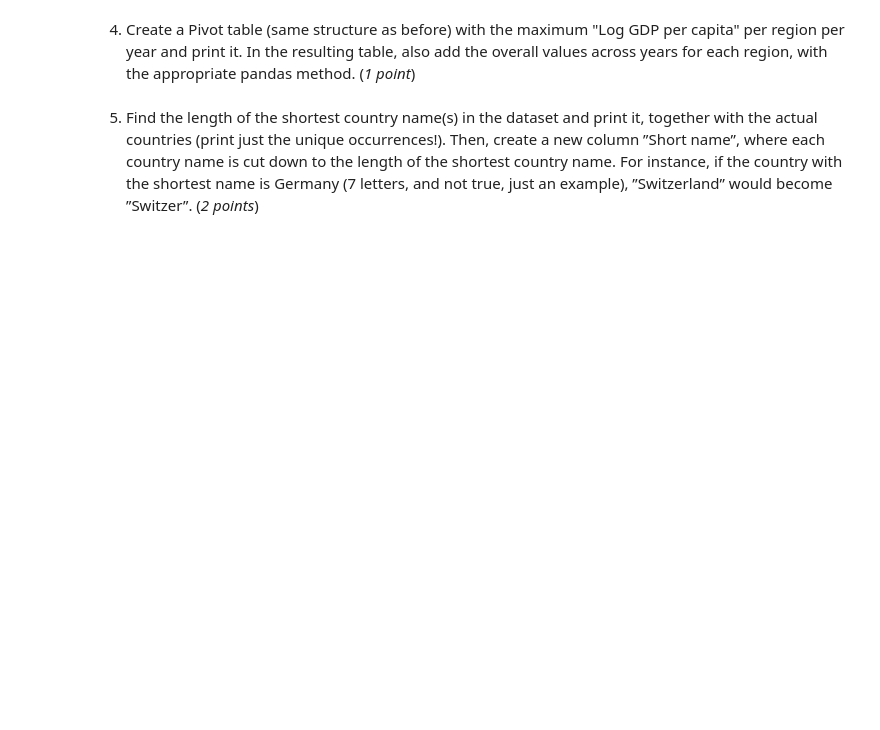
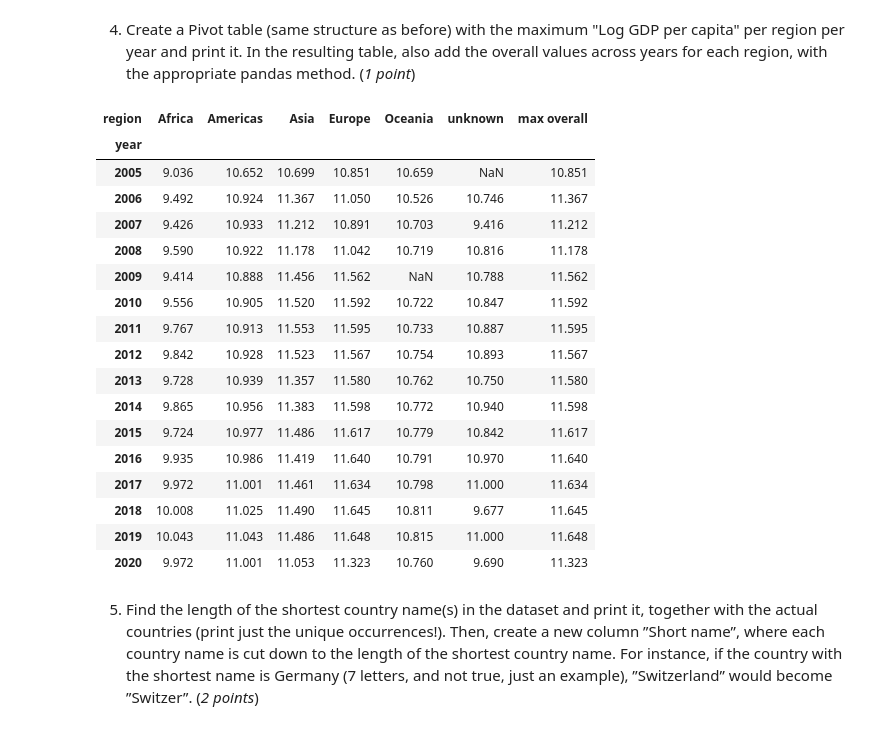
Before and after one commit to SecretGmG/data_science_exercises, a Jupyter notebook: 06/exercise06/W6_assignment.ipynb, the cells around one changed output. Drawn from its saved outputs; the diff is of its cells as text; code cells hidden in the pictures; blank space fills up the shorter version.

```diff
--- a/06/exercise06/W6_assignment.ipynb
+++ b/06/exercise06/W6_assignment.ipynb
@@ -30,0 +27,16 @@ You will find the CSV files *report.csv* and *region.csv* in the data folder for
+# %%
+###
+# YOUR CODE HERE
+###
+import pandas as pd
+
+df_report = pd.read_csv('data/report.csv')
+df_region = pd.read_csv('data/region.csv')
+
+# df_a.join(df_b, on='column') performs left join by default
+# the behaviour is such that the INDEX from df_b is joined with the 'on' argument from df_a
+# df_b.set_index('column') sets the column as index
+
+df_report = df_report.join(df_region[['name', 'region']].set_index('name'), on='Country name')
+df_report['region'] = df_report['region'].fillna('unknown')
+display(df_report)
@@ -49,2 +121,29 @@ You will find the CSV files *report.csv* and *region.csv* in the data folder for
+# %%
+###
+# YOUR CODE HERE
+###
+
+df_report_pivot = df_report.pivot_table('Log GDP per capita','year','region','max')
+df_report_pivot['max overall'] = df_report_pivot.max(axis=1)
+display(df_report_pivot)
+# %% [output]
+| region | Africa | Americas | Asia | Europe | Oceania | unknown | max overall |
+| year |  |  |  |  |  |  |  |
+| 2005 | 9.036 | 10.652 | 10.699 | 10.851 | 10.659 | NaN | 10.851 |
+| 2006 | 9.492 | 10.924 | 11.367 | 11.050 | 10.526 | 10.746 | 11.367 |
+| 2007 | 9.426 | 10.933 | 11.212 | 10.891 | 10.703 | 9.416 | 11.212 |
+| 2008 | 9.590 | 10.922 | 11.178 | 11.042 | 10.719 | 10.816 | 11.178 |
+| 2009 | 9.414 | 10.888 | 11.456 | 11.562 | NaN | 10.788 | 11.562 |
+| 2010 | 9.556 | 10.905 | 11.520 | 11.592 | 10.722 | 10.847 | 11.592 |
+| 2011 | 9.767 | 10.913 | 11.553 | 11.595 | 10.733 | 10.887 | 11.595 |
+| 2012 | 9.842 | 10.928 | 11.523 | 11.567 | 10.754 | 10.893 | 11.567 |
+| 2013 | 9.728 | 10.939 | 11.357 | 11.580 | 10.762 | 10.750 | 11.580 |
+| 2014 | 9.865 | 10.956 | 11.383 | 11.598 | 10.772 | 10.940 | 11.598 |
+| 2015 | 9.724 | 10.977 | 11.486 | 11.617 | 10.779 | 10.842 | 11.617 |
+| 2016 | 9.935 | 10.986 | 11.419 | 11.640 | 10.791 | 10.970 | 11.640 |
+| 2017 | 9.972 | 11.001 | 11.461 | 11.634 | 10.798 | 11.000 | 11.634 |
+| 2018 | 10.008 | 11.025 | 11.490 | 11.645 | 10.811 | 9.677 | 11.645 |
+| 2019 | 10.043 | 11.043 | 11.486 | 11.648 | 10.815 | 11.000 | 11.648 |
+| 2020 | 9.972 | 11.001 | 11.053 | 11.323 | 10.760 | 9.690 | 11.323 |
 # %% [markdown]
 5. Find the length of the shortest country name(s) in the dataset and print it, together with the actual countries (print just the unique occurrences!). Then, create a new column ”Short name”, where each country name is cut down to the length of the shortest country name. For instance, if the country with the shortest name is Germany (7 letters, and not true, just an example), ”Switzerland” would become ”Switzer”. (*2 points*)
```
Also changed, not shown: parts of 12 cells of this notebook.
